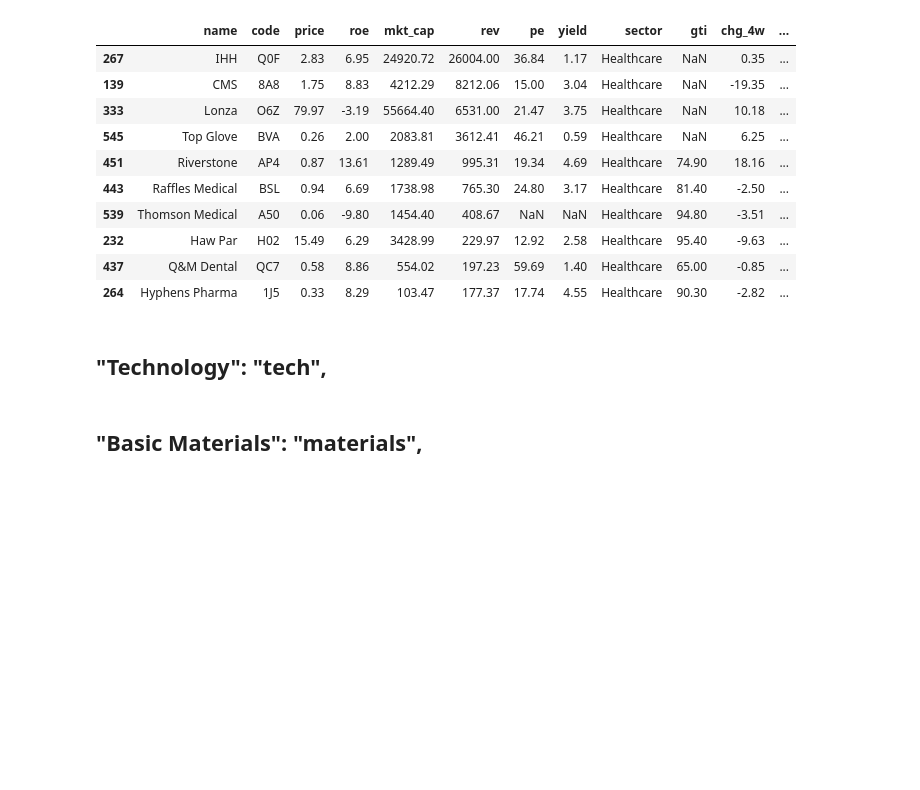
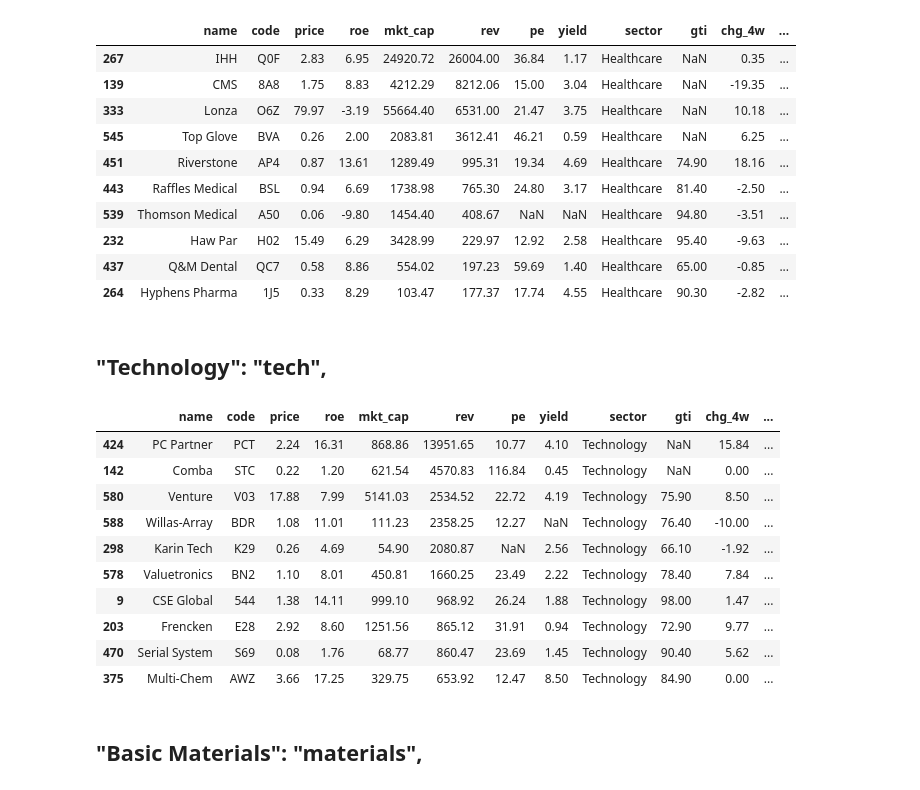
Before and after one commit to mrsmmori1234/notebooks_rep, a Jupyter notebook: notebooks/sgx_securities.ipynb, the cells around one changed output. Cells and saved outputs as stored; diff of their text form; code cells hidden in the pictures; blank space fills up the shorter version.

```diff
--- a/notebooks/sgx_securities.ipynb
+++ b/notebooks/sgx_securities.ipynb
@@ -261,5 +261,19 @@ sector_dfs['health'].sort_values(by="rev", ascending=False, na_position="last").
 | 264 | Hyphens Pharma | 1J5 | 0.33 | 8.29 | 103.47 | 177.37 | 17.74 | 4.55 | Healthcare | 90.30 | -2.82 | ... |
 # %% [markdown]
 ## "Technology": "tech",
+# %%
+sector_dfs['tech'].sort_values(by="rev", ascending=False, na_position="last").head(10)
+# %% [output]
+|  | name | code | price | roe | mkt_cap | rev | pe | yield | sector | gti | chg_4w | ... |
+| 424 | PC Partner | PCT | 2.24 | 16.31 | 868.86 | 13951.65 | 10.77 | 4.10 | Technology | NaN | 15.84 | ... |
+| 142 | Comba | STC | 0.22 | 1.20 | 621.54 | 4570.83 | 116.84 | 0.45 | Technology | NaN | 0.00 | ... |
+| 580 | Venture | V03 | 17.88 | 7.99 | 5141.03 | 2534.52 | 22.72 | 4.19 | Technology | 75.90 | 8.50 | ... |
+| 588 | Willas-Array | BDR | 1.08 | 11.01 | 111.23 | 2358.25 | 12.27 | NaN | Technology | 76.40 | -10.00 | ... |
+| 298 | Karin Tech | K29 | 0.26 | 4.69 | 54.90 | 2080.87 | NaN | 2.56 | Technology | 66.10 | -1.92 | ... |
+| 578 | Valuetronics | BN2 | 1.10 | 8.01 | 450.81 | 1660.25 | 23.49 | 2.22 | Technology | 78.40 | 7.84 | ... |
+| 9 | CSE Global | 544 | 1.38 | 14.11 | 999.10 | 968.92 | 26.24 | 1.88 | Technology | 98.00 | 1.47 | ... |
+| 203 | Frencken | E28 | 2.92 | 8.60 | 1251.56 | 865.12 | 31.91 | 0.94 | Technology | 72.90 | 9.77 | ... |
+| 470 | Serial System | S69 | 0.08 | 1.76 | 68.77 | 860.47 | 23.69 | 1.45 | Technology | 90.40 | 5.62 | ... |
+| 375 | Multi-Chem | AWZ | 3.66 | 17.25 | 329.75 | 653.92 | 12.47 | 8.50 | Technology | 84.90 | 0.00 | ... |
 # %% [markdown]
 ## "Basic Materials": "materials",
```
Also changed, not shown: parts of 7 cells of this notebook, 3 other files.
